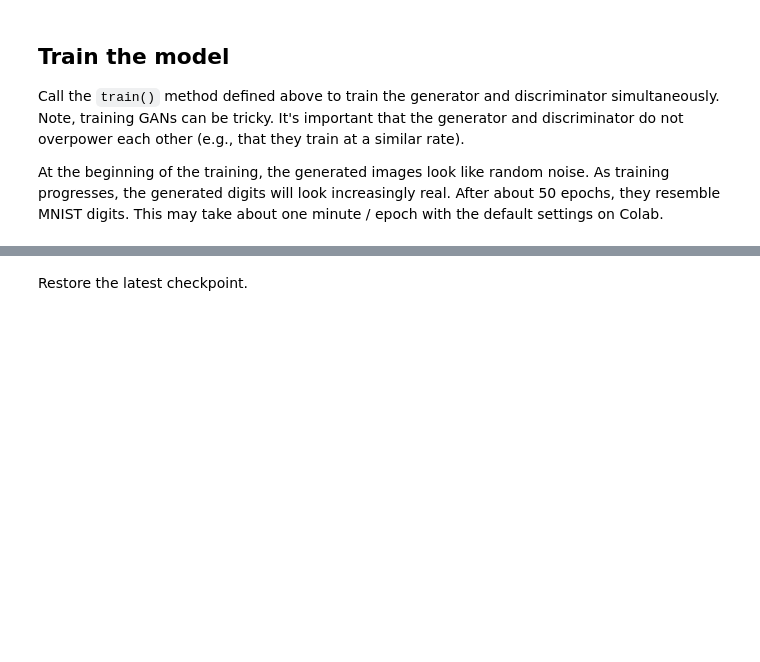
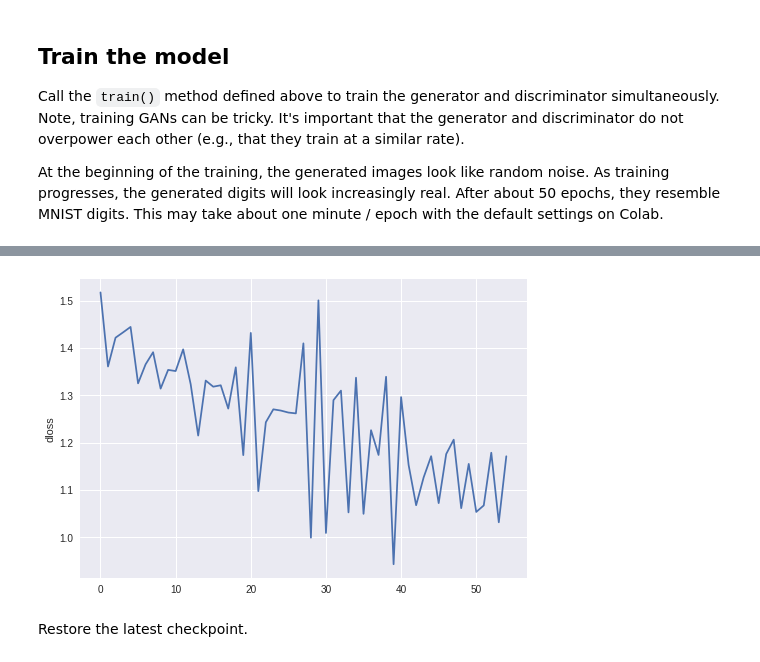
Before and after one commit to Martinpanzy/MLCV-2, a Jupyter notebook: dcgan.ipynb, the cells around one changed output, grey strips where cells are left out. Drawn from its saved outputs; the diff is of its cells as text; code cells hidden in the pictures; blank space fills up the shorter version.

```diff
--- a/dcgan.ipynb
+++ b/dcgan.ipynb
@@ -295,3 +335,9 @@ Wall time: 21min 57s
+# %%
+plt.plot(d_loss)
+plt.ylabel('dloss')
+plt.show()
+# %% [output]
+[figure, added]
 # %% [markdown]
 Restore the latest checkpoint.
 # %%
```
Also changed, not shown: parts of 17 cells of this notebook.
